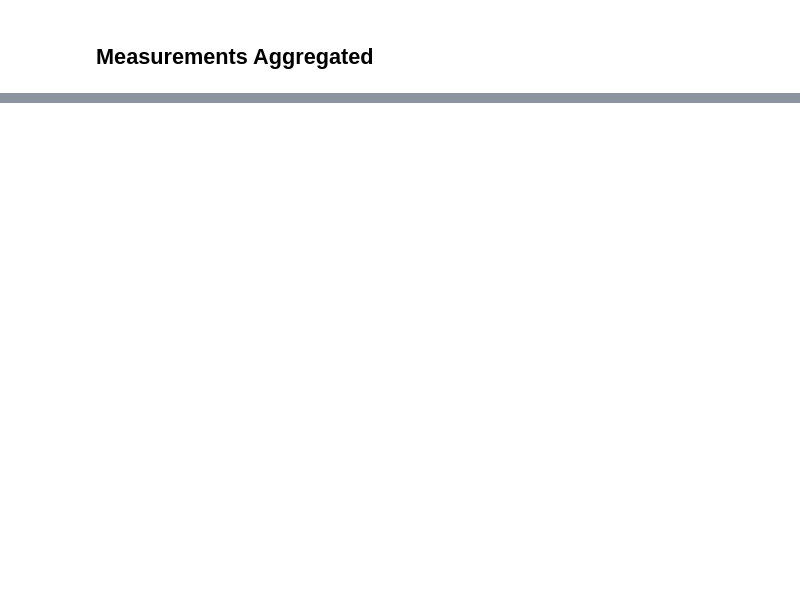
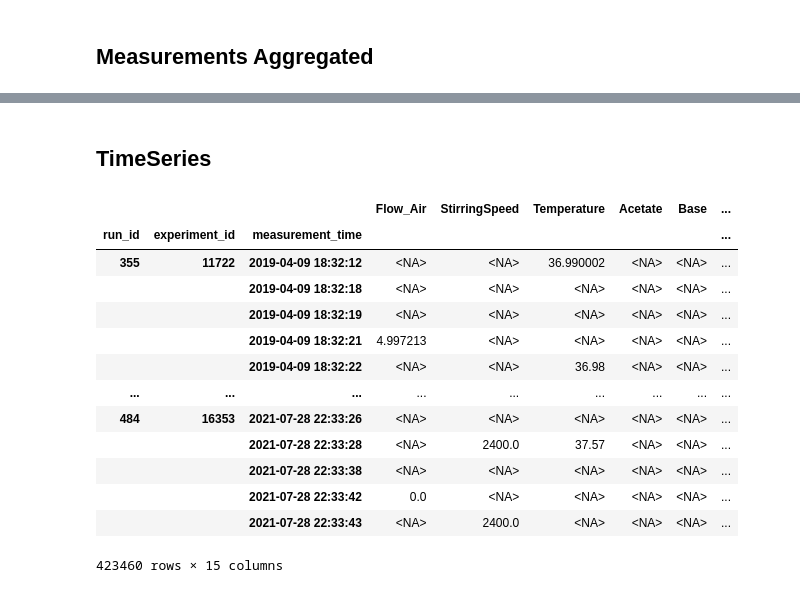
Before and after one commit to randolf-scholz/tsdm, a Jupyter notebook: dev/datasets/kiwi_experiments_and_run_355.ipynb, the cells around one changed output, grey strips where cells are left out. Saved outputs shown, nothing was run; the diff lists cells and outputs as text; code cells hidden in the pictures; blank space fills up the shorter version.

```diff
--- a/dev/datasets/kiwi_experiments_and_run_355.ipynb
+++ b/dev/datasets/kiwi_experiments_and_run_355.ipynb
@@ -511,0 +832,21 @@ metadata = metadata.set_index(["run_id", "experiment_id"])
+# %% [markdown]
+## TimeSeries
+# %%
+table = aggregated.copy()
+table = table.drop(columns="unit")
+table = table.groupby(["run_id", "experiment_id", "measurement_time"]).mean()
+# %% [output]
+|  |  |  | Flow_Air | StirringSpeed | Temperature | Acetate | Base | ... |
+| run_id | experiment_id | measurement_time |  |  |  |  |  | ... |
+| 355 | 11722 | 2019-04-09 18:32:12 | <NA> | <NA> | 36.990002 | <NA> | <NA> | ... |
+|  |  | 2019-04-09 18:32:18 | <NA> | <NA> | <NA> | <NA> | <NA> | ... |
+|  |  | 2019-04-09 18:32:19 | <NA> | <NA> | <NA> | <NA> | <NA> | ... |
+|  |  | 2019-04-09 18:32:21 | 4.997213 | <NA> | <NA> | <NA> | <NA> | ... |
+|  |  | 2019-04-09 18:32:22 | <NA> | <NA> | 36.98 | <NA> | <NA> | ... |
+| ... | ... | ... | ... | ... | ... | ... | ... | ... |
+| 484 | 16353 | 2021-07-28 22:33:26 | <NA> | <NA> | <NA> | <NA> | <NA> | ... |
+|  |  | 2021-07-28 22:33:28 | <NA> | 2400.0 | 37.57 | <NA> | <NA> | ... |
+|  |  | 2021-07-28 22:33:38 | <NA> | <NA> | <NA> | <NA> | <NA> | ... |
+|  |  | 2021-07-28 22:33:42 | 0.0 | <NA> | <NA> | <NA> | <NA> | ... |
+|  |  | 2021-07-28 22:33:43 | <NA> | 2400.0 | <NA> | <NA> | <NA> | ... |
+423460 rows × 15 columns
```
Also changed, not shown: parts of 48 cells of this notebook, 4 other files.
